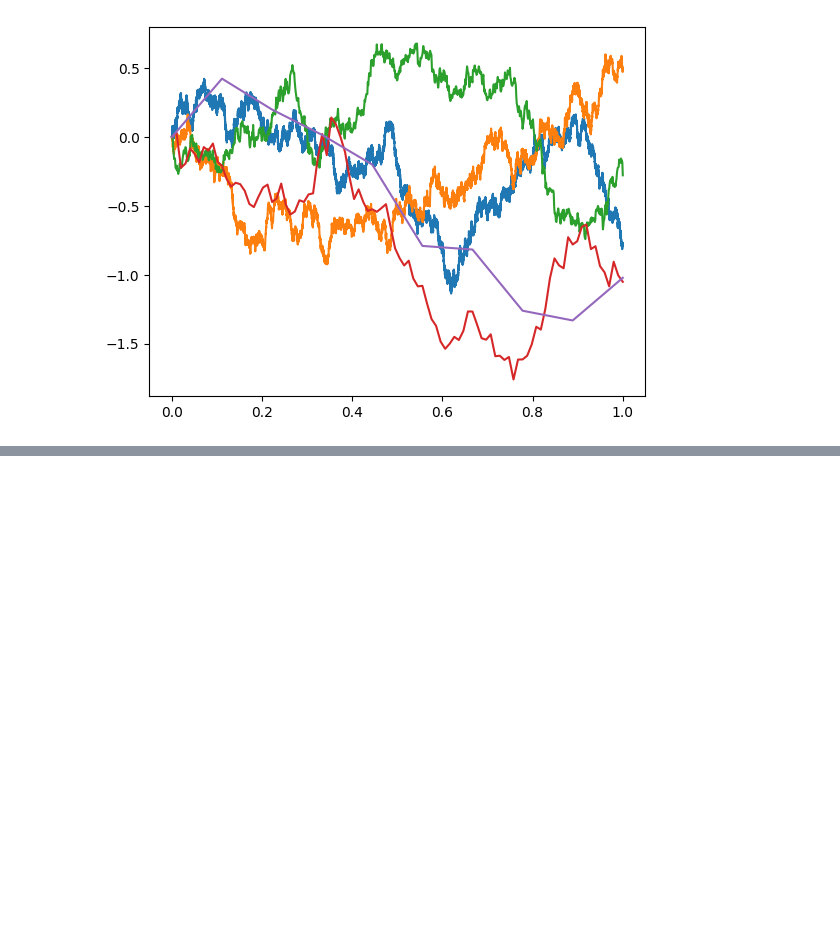
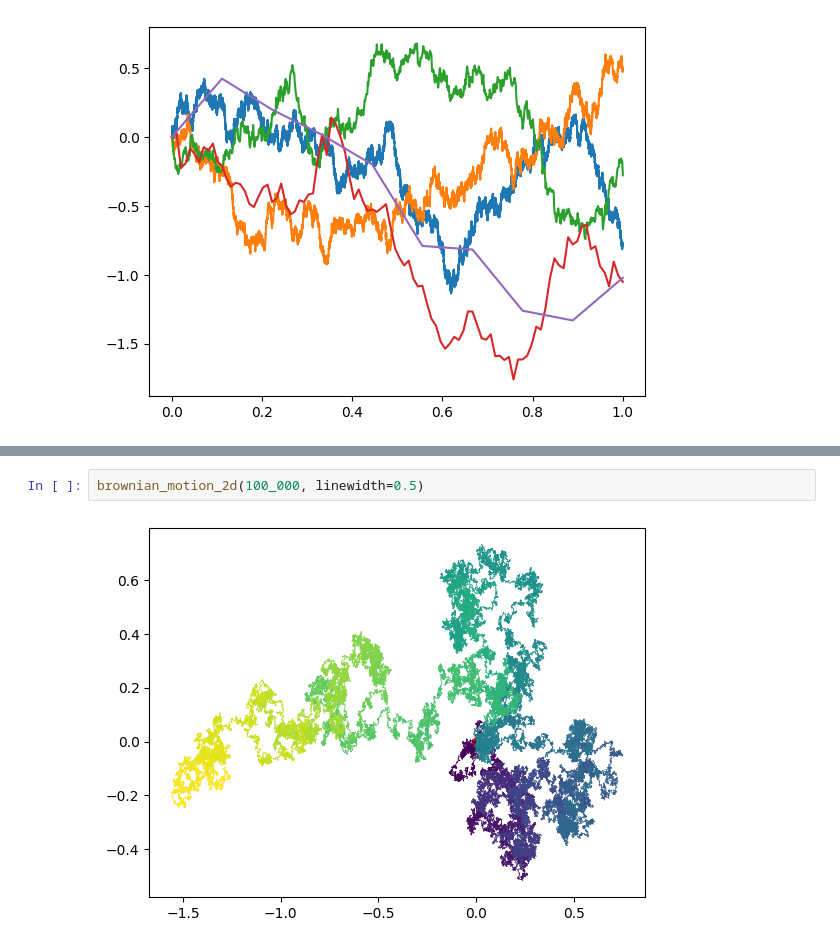
Before and after one commit to will-lynas/MATH0031-financial-mathematics, a Jupyter notebook: notebook.ipynb, the cells around one changed output, grey strips where cells are left out. Saved outputs shown, nothing was run; the diff lists cells and outputs as text; blank space fills up the shorter version.

```diff
--- a/notebook.ipynb
+++ b/notebook.ipynb
@@ -54,0 +55,4 @@ brownian_motion_2d(10_000)
+# %%
+brownian_motion_2d(100_000, linewidth=0.5)
+# %% [output]
+[figure, added]
```
Also changed, not shown: parts of 2 cells of this notebook.
